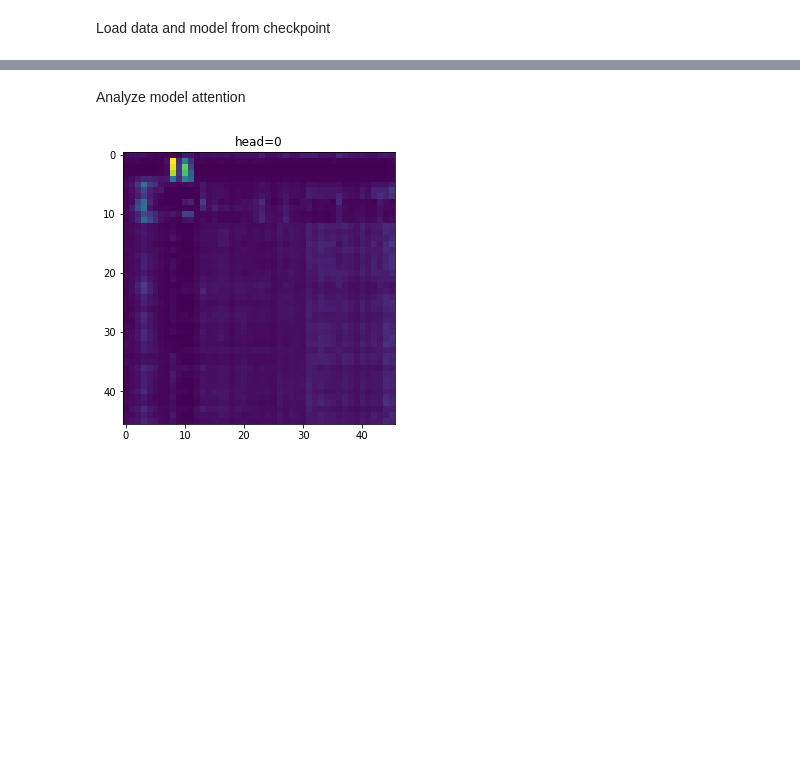
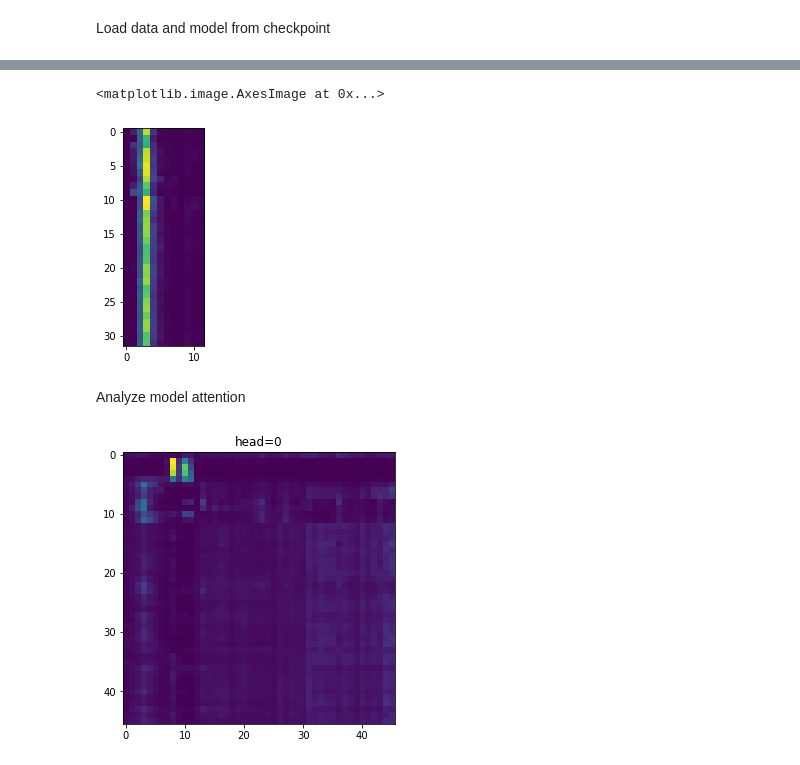
Before and after one commit to mhbakalar/phla-prediction, a Jupyter notebook: analysis/analysis.ipynb, the cells around one changed output, grey strips where cells are left out. Cells and saved outputs as stored; diff of their text form; code cells hidden in the pictures; blank space fills up the shorter version.

```diff
--- a/analysis/analysis.ipynb
+++ b/analysis/analysis.ipynb
@@ -20,14 +23,14 @@ import glob
 Load data and model from checkpoint
 # %%
 # Configure data and build data module
-hits_file = '../data/hits_16.txt'
-decoys_file = '../data/decoys.txt'
+hits_file = '../data/hits_16_11.txt'
+decoys_file = '../data/decoys_11.txt'
 aa_order_file = '../data/amino_acid_ordering.txt'
 allele_sequence_file = '../data/alleles_95_variable.txt'
 
-data = models.datasets.phla_binding.DataModule(
+data = models.datasets.phla_data.PeptideHLADataModule(
             hits_file=hits_file,
-            decoys_file=decoys_file,
+            decoys_file=None,
             aa_order_file=aa_order_file,
             allele_sequence_file=allele_sequence_file,
             decoy_mul=1,
@@ -42,7 +45,7 @@ data.prepare_data()
 ckpt_file = glob.glob("../logs/hits_95/lightning_logs/heads_25_layers_1/*.ckpt")[1]
 print(ckpt_file)
 
-model = models.modules.split_transformer.SplitTransformer.load_from_checkpoint(ckpt_file)
+model = models.modules.split_transformer.PeptideHLATransformer.load_from_checkpoint(ckpt_file)
 attn_outputs = {}
 for i, key in enumerate(model.transformers):
     item = model.transformers[key]
@@ -123,7 +111,10 @@ plt.savefig('./output/h{0}'.format(h))
 # %%
-batch = 2
+batch = 5
 attn_map = attn_outputs['phla_transformer_encoder'][1].outputs[batch]
 attn_batch_mean = attn_map.mean(axis=0)
-plt.imshow(attn_batch_mean[0,:32,:12])
+plt.imshow(attn_batch_mean[14,:32,:12])
+# %% [output]
+<matplotlib.image.AxesImage at 0x...>
+[figure, added]
 # %% [markdown]
 Analyze model attention
```
Also changed, not shown: parts of 14 cells of this notebook, 6 other files.
